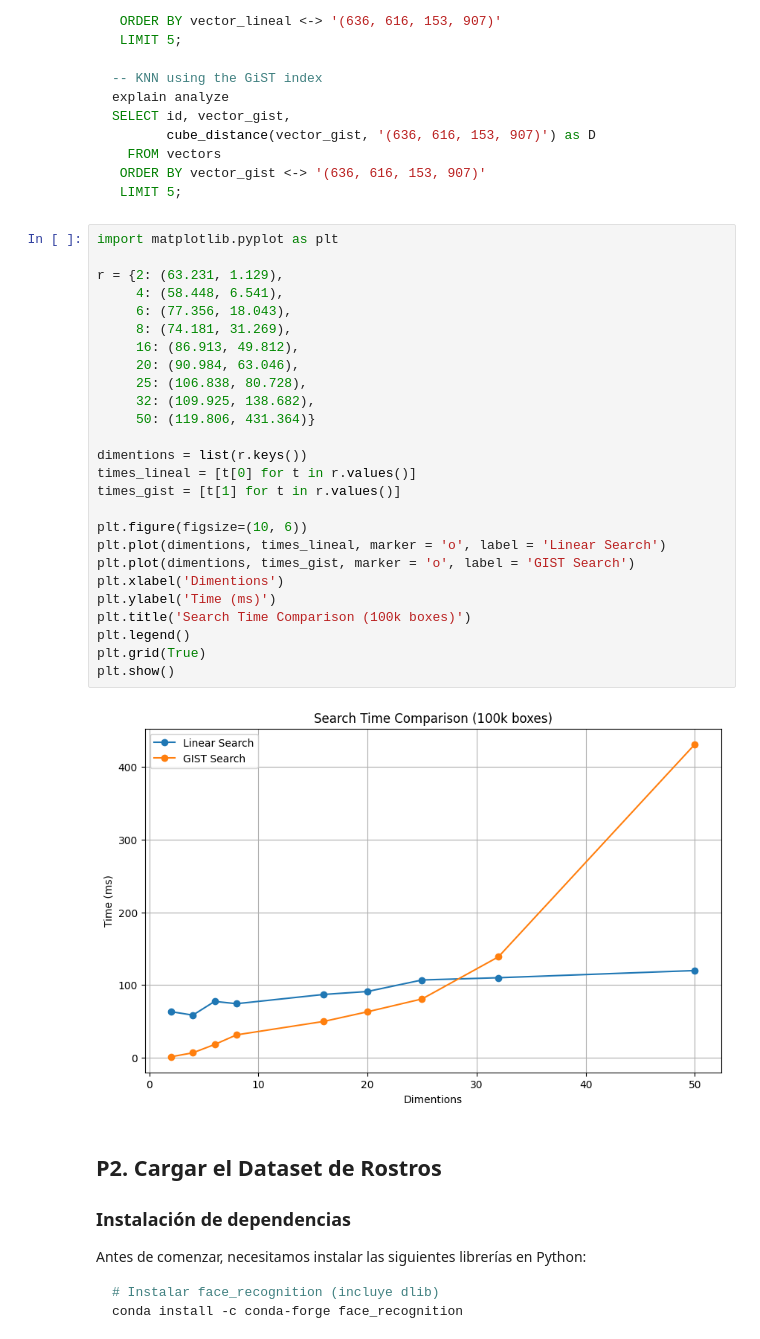
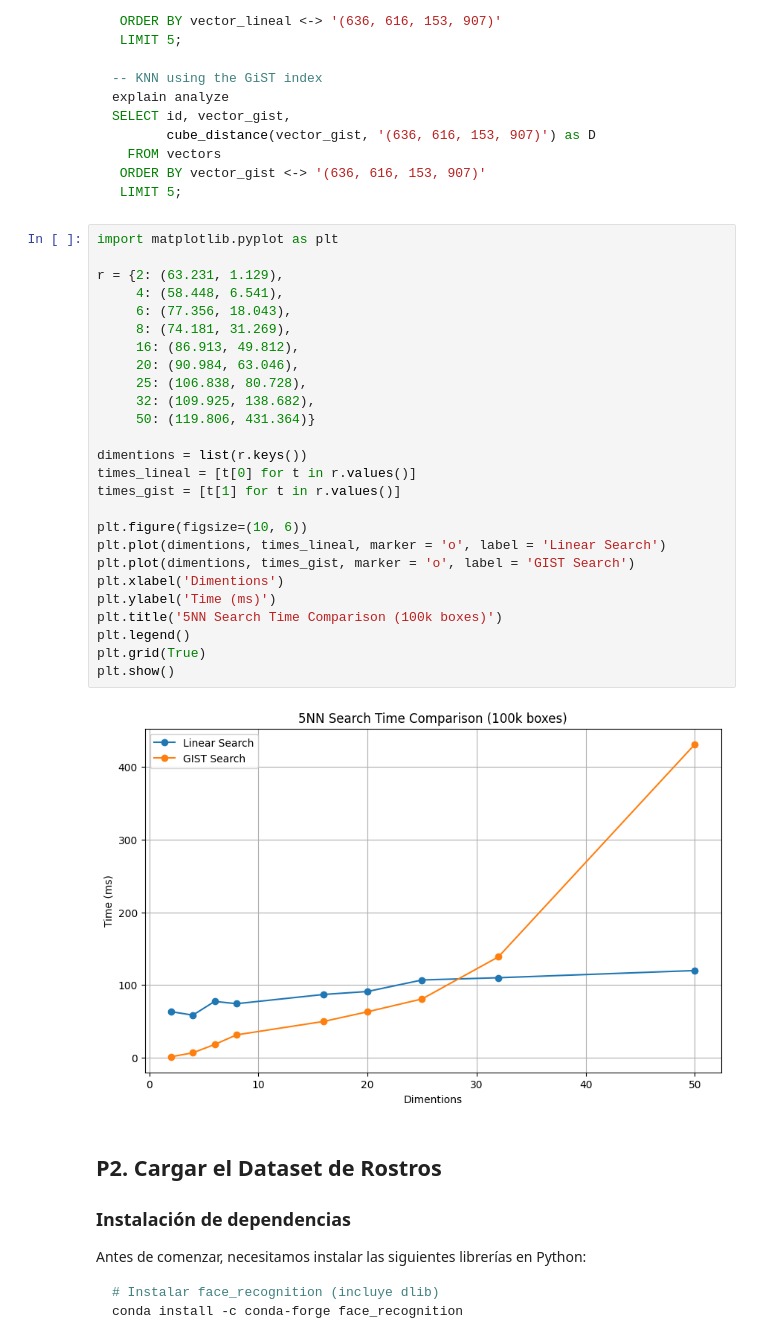
Before and after one commit to Jvnc0503/BD2-Labs, a Jupyter notebook: Lab08/Laboratorio 8_Face Recognition.ipynb, the cells around one changed output. Drawn from its saved outputs; the diff is of its cells as text.

```diff
--- a/Lab08/Laboratorio 8_Face Recognition.ipynb
+++ b/Lab08/Laboratorio 8_Face Recognition.ipynb
@@ -85,31 +85,31 @@ SELECT id, vector_gist,
 # %%
 import matplotlib.pyplot as plt
 
 r = {2: (63.231, 1.129),
      4: (58.448, 6.541),
      6: (77.356, 18.043),
      8: (74.181, 31.269),
      16: (86.913, 49.812),
      20: (90.984, 63.046),
      25: (106.838, 80.728),
      32: (109.925, 138.682),
      50: (119.806, 431.364)}
 
 dimentions = list(r.keys())
 times_lineal = [t[0] for t in r.values()]
 times_gist = [t[1] for t in r.values()]
 
 plt.figure(figsize=(10, 6))
 plt.plot(dimentions, times_lineal, marker = 'o', label = 'Linear Search')
 plt.plot(dimentions, times_gist, marker = 'o', label = 'GIST Search')
 plt.xlabel('Dimentions')
 plt.ylabel('Time (ms)')
-plt.title('Search Time Comparison (100k boxes)')
+plt.title('5NN Search Time Comparison (100k boxes)')
 plt.legend()
 plt.grid(True)
 plt.show()
 # %% [output]
-[figure, old version]
+[figure, new version]
 # %% [markdown]
 ## P2. Cargar el Dataset de Rostros
 
```
